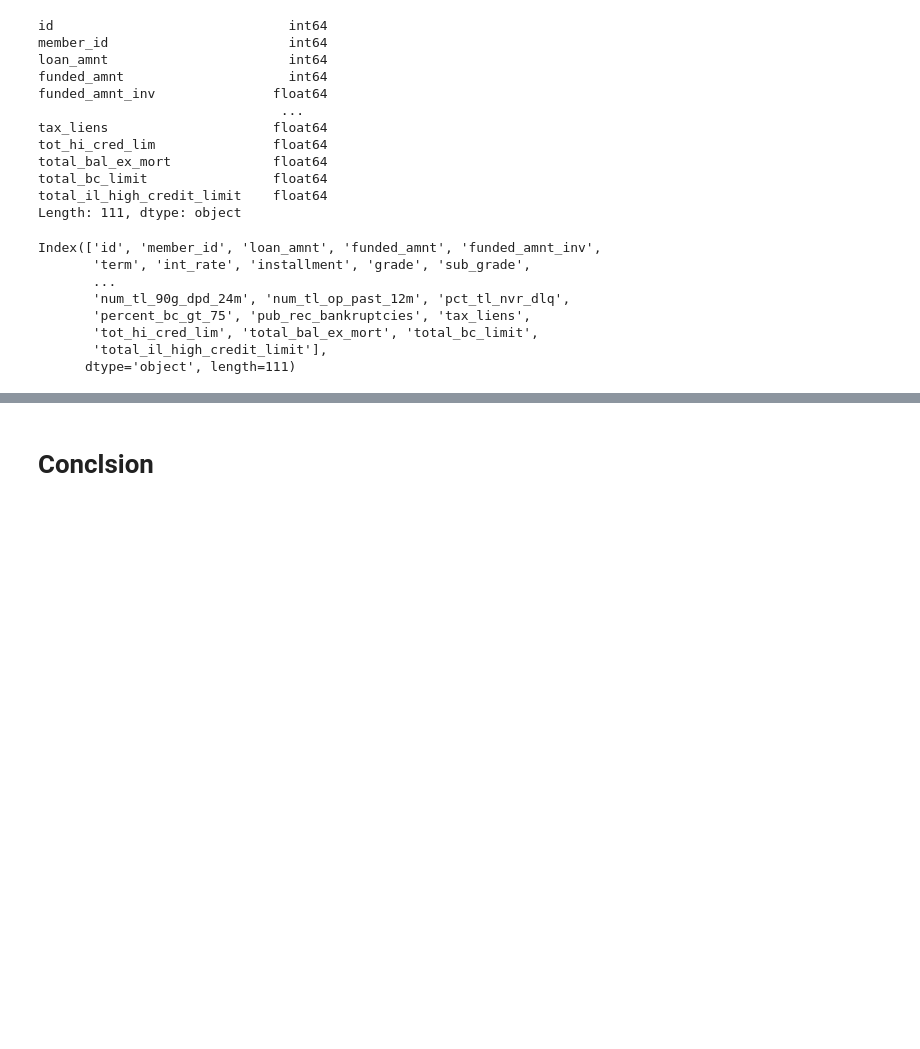
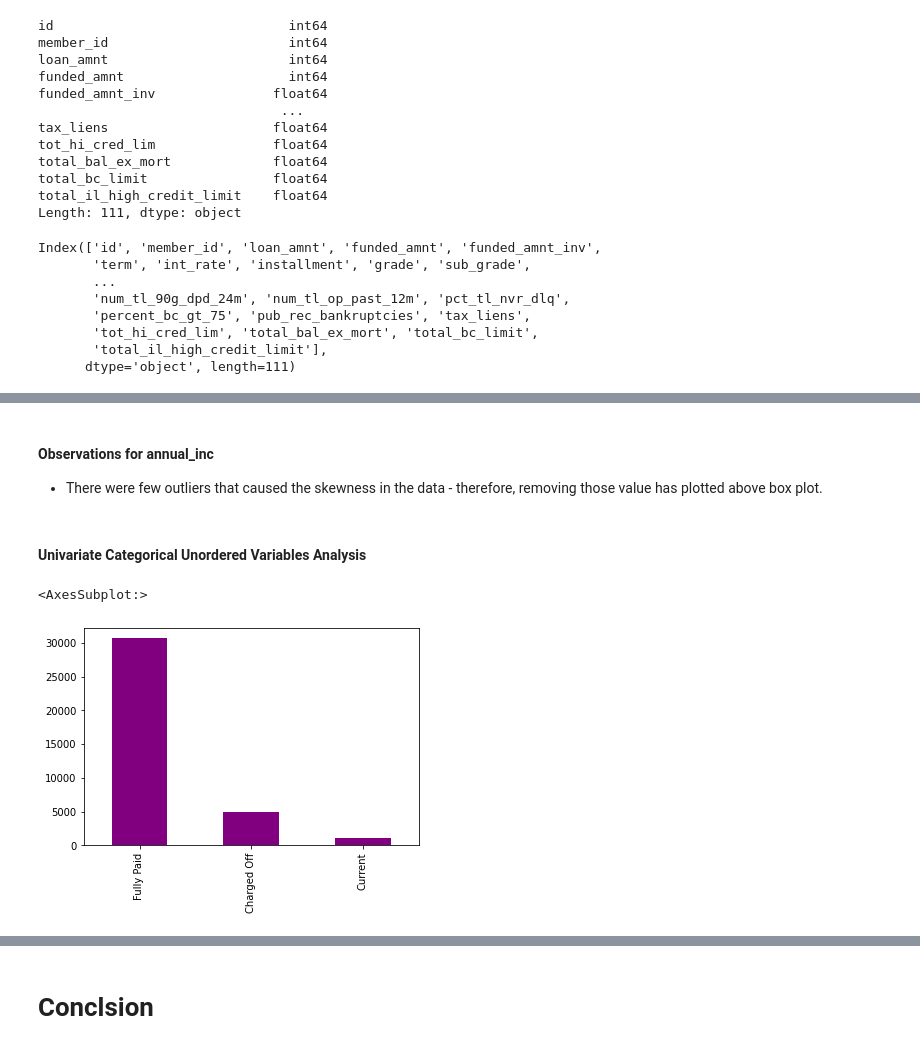
Before and after one commit to ShruthiNandakumar/LendingClubCaseStudy, a Jupyter notebook: LendingLoans.ipynb, the cells around one changed output, grey strips where cells are left out. Saved outputs shown, nothing was run; the diff lists cells and outputs as text; code cells hidden in the pictures; blank space fills up the shorter version.

Commit message:
Changes done to include further analysis

```diff
--- a/LendingLoans.ipynb
+++ b/LendingLoans.ipynb
@@ -170,0 +541,11 @@ dtype: int64
+# %% [markdown]
+#### Observations for annual_inc
+
+ * There were few outliers that caused the skewness in the data - therefore, removing those value has plotted above box plot.
+# %% [markdown]
+#### Univariate Categorical Unordered Variables Analysis
+# %%
+df_ann_inc1.loan_status.value_counts().plot.bar(color='purple')
+# %% [output]
+<AxesSubplot:>
+[figure, added]
```
Also changed, not shown: parts of 66 cells of this notebook.
